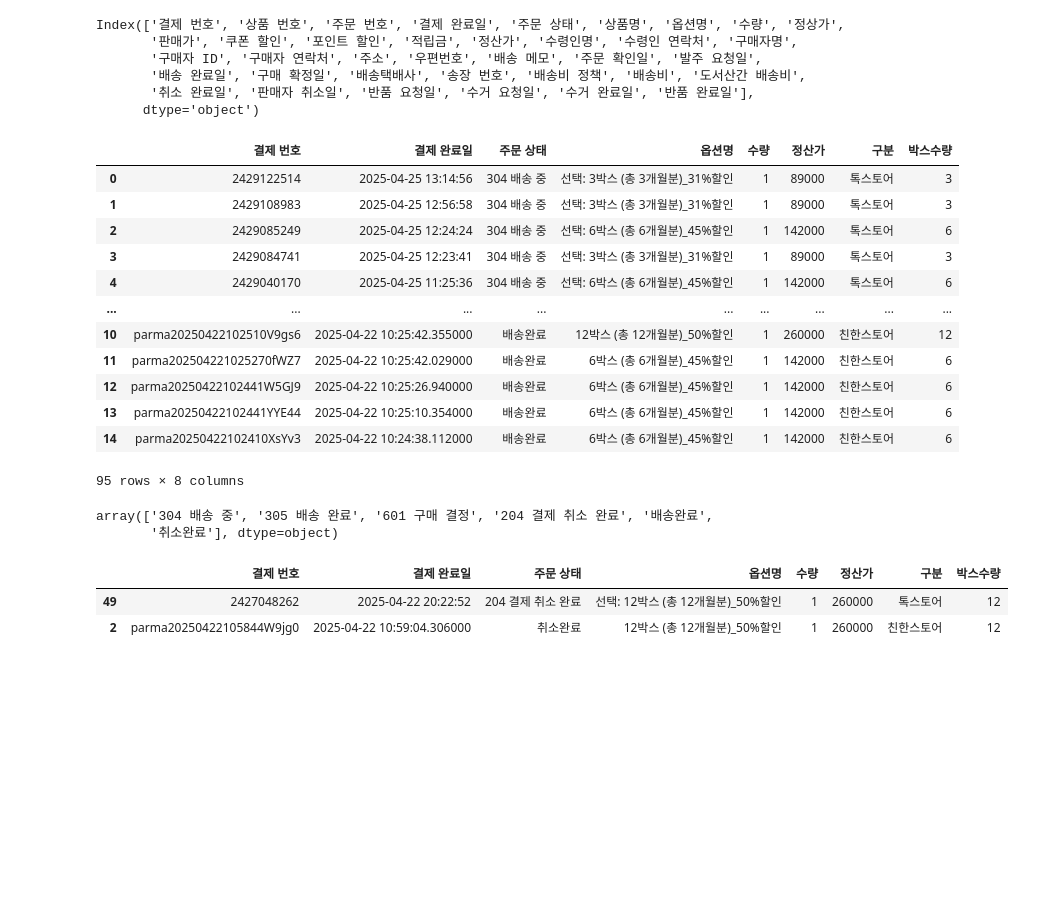
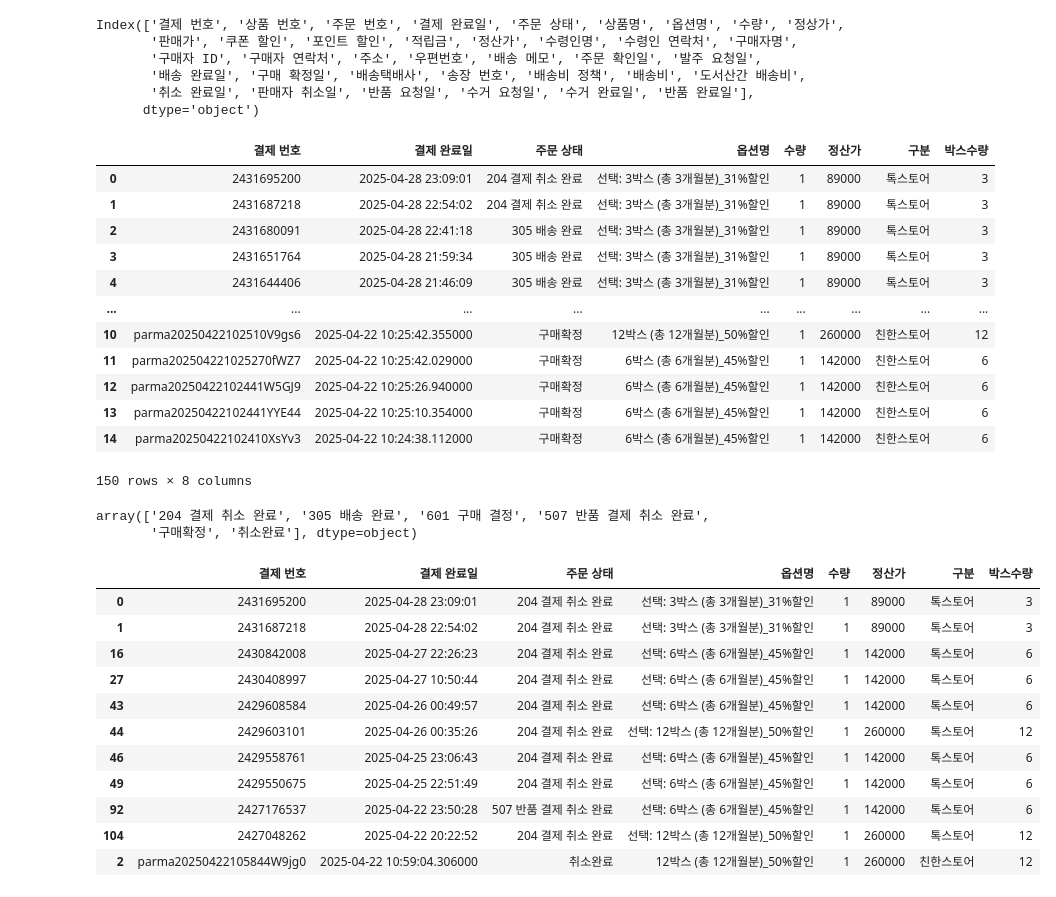
Before and after one commit to SeanYu34/Jupyter_Sean, a Jupyter notebook: 뵤리약사님 공구 매출.ipynb, the cells around one changed output. Drawn from its saved outputs; the diff is of its cells as text; code cells hidden in the pictures; blank space fills up the shorter version.

```diff
--- a/뵤리약사님 공구 매출.ipynb
+++ b/뵤리약사님 공구 매출.ipynb
@@ -5,8 +5,8 @@ from datetime import datetime, timedelta
 import warnings
 warnings.simplefilter('ignore')
 # %%
-fs_df = pd.read_excel('/Users/seanyu_mac/Downloads/주문내역_51269_2024-04-25~2025-04-25.xlsx')
-ka_df = pd.read_excel('/Users/seanyu_mac/Downloads/20250425162628.xlsx')
+fs_df = pd.read_excel('/Users/seanyu_mac/Downloads/주문내역_51269_2024-05-07~2025-05-07.xlsx')
+ka_df = pd.read_excel('/Users/seanyu_mac/Downloads/20250507121140.xlsx')
 # %%
 ka_df.columns
 # %% [output]
@@ -43,28 +43,39 @@ df = pd.concat([ka_df, fs_df])
 df
 # %% [output]
 |  | 결제 번호 | 결제 완료일 | 주문 상태 | 옵션명 | 수량 | 정산가 | 구분 | 박스수량 |
-| 0 | 2429122514 | 2025-04-25 13:14:56 | 304 배송 중 | 선택: 3박스 (총 3개월분)_31%할인 | 1 | 89000 | 톡스토어 | 3 |
-| 1 | 2429108983 | 2025-04-25 12:56:58 | 304 배송 중 | 선택: 3박스 (총 3개월분)_31%할인 | 1 | 89000 | 톡스토어 | 3 |
-| 2 | 2429085249 | 2025-04-25 12:24:24 | 304 배송 중 | 선택: 6박스 (총 6개월분)_45%할인 | 1 | 142000 | 톡스토어 | 6 |
-| 3 | 2429084741 | 2025-04-25 12:23:41 | 304 배송 중 | 선택: 3박스 (총 3개월분)_31%할인 | 1 | 89000 | 톡스토어 | 3 |
-| 4 | 2429040170 | 2025-04-25 11:25:36 | 304 배송 중 | 선택: 6박스 (총 6개월분)_45%할인 | 1 | 142000 | 톡스토어 | 6 |
+| 0 | 2431695200 | 2025-04-28 23:09:01 | 204 결제 취소 완료 | 선택: 3박스 (총 3개월분)_31%할인 | 1 | 89000 | 톡스토어 | 3 |
+| 1 | 2431687218 | 2025-04-28 22:54:02 | 204 결제 취소 완료 | 선택: 3박스 (총 3개월분)_31%할인 | 1 | 89000 | 톡스토어 | 3 |
+| 2 | 2431680091 | 2025-04-28 22:41:18 | 305 배송 완료 | 선택: 3박스 (총 3개월분)_31%할인 | 1 | 89000 | 톡스토어 | 3 |
+| 3 | 2431651764 | 2025-04-28 21:59:34 | 305 배송 완료 | 선택: 3박스 (총 3개월분)_31%할인 | 1 | 89000 | 톡스토어 | 3 |
+| 4 | 2431644406 | 2025-04-28 21:46:09 | 305 배송 완료 | 선택: 3박스 (총 3개월분)_31%할인 | 1 | 89000 | 톡스토어 | 3 |
 | ... | ... | ... | ... | ... | ... | ... | ... | ... |
-| 10 | parma20250422102510V9gs6 | 2025-04-22 10:25:42.355000 | 배송완료 | 12박스 (총 12개월분)_50%할인 | 1 | 260000 | 친한스토어 | 12 |
-| 11 | parma202504221025270fWZ7 | 2025-04-22 10:25:42.029000 | 배송완료 | 6박스 (총 6개월분)_45%할인 | 1 | 142000 | 친한스토어 | 6 |
-| 12 | parma20250422102441W5GJ9 | 2025-04-22 10:25:26.940000 | 배송완료 | 6박스 (총 6개월분)_45%할인 | 1 | 142000 | 친한스토어 | 6 |
-| 13 | parma20250422102441YYE44 | 2025-04-22 10:25:10.354000 | 배송완료 | 6박스 (총 6개월분)_45%할인 | 1 | 142000 | 친한스토어 | 6 |
-| 14 | parma20250422102410XsYv3 | 2025-04-22 10:24:38.112000 | 배송완료 | 6박스 (총 6개월분)_45%할인 | 1 | 142000 | 친한스토어 | 6 |
+| 10 | parma20250422102510V9gs6 | 2025-04-22 10:25:42.355000 | 구매확정 | 12박스 (총 12개월분)_50%할인 | 1 | 260000 | 친한스토어 | 12 |
+| 11 | parma202504221025270fWZ7 | 2025-04-22 10:25:42.029000 | 구매확정 | 6박스 (총 6개월분)_45%할인 | 1 | 142000 | 친한스토어 | 6 |
+| 12 | parma20250422102441W5GJ9 | 2025-04-22 10:25:26.940000 | 구매확정 | 6박스 (총 6개월분)_45%할인 | 1 | 142000 | 친한스토어 | 6 |
+| 13 | parma20250422102441YYE44 | 2025-04-22 10:25:10.354000 | 구매확정 | 6박스 (총 6개월분)_45%할인 | 1 | 142000 | 친한스토어 | 6 |
+| 14 | parma20250422102410XsYv3 | 2025-04-22 10:24:38.112000 | 구매확정 | 6박스 (총 6개월분)_45%할인 | 1 | 142000 | 친한스토어 | 6 |
-95 rows × 8 columns
+150 rows × 8 columns
 # %%
 df['주문 상태'].unique()
 # %% [output]
-array(['304 배송 중', '305 배송 완료', '601 구매 결정', '204 결제 취소 완료', '배송완료',
-       '취소완료'], dtype=object)
+array(['204 결제 취소 완료', '305 배송 완료', '601 구매 결정', '507 반품 결제 취소 완료',
+       '구매확정', '취소완료'], dtype=object)
+# %%
+status = ['305 배송 완료', '601 구매 결정', '구매확정']
 # %%
-cancel_df = df[~df['주문 상태'].isin(['304 배송 중', '305 배송 완료', '601 구매 결정', '배송완료'])]
+cancel_df = df[~df['주문 상태'].isin(status)]
 cancel_df
 # %% [output]
 |  | 결제 번호 | 결제 완료일 | 주문 상태 | 옵션명 | 수량 | 정산가 | 구분 | 박스수량 |
-| 49 | 2427048262 | 2025-04-22 20:22:52 | 204 결제 취소 완료 | 선택: 12박스 (총 12개월분)_50%할인 | 1 | 260000 | 톡스토어 | 12 |
+| 0 | 2431695200 | 2025-04-28 23:09:01 | 204 결제 취소 완료 | 선택: 3박스 (총 3개월분)_31%할인 | 1 | 89000 | 톡스토어 | 3 |
+| 1 | 2431687218 | 2025-04-28 22:54:02 | 204 결제 취소 완료 | 선택: 3박스 (총 3개월분)_31%할인 | 1 | 89000 | 톡스토어 | 3 |
+| 16 | 2430842008 | 2025-04-27 22:26:23 | 204 결제 취소 완료 | 선택: 6박스 (총 6개월분)_45%할인 | 1 | 142000 | 톡스토어 | 6 |
+| 27 | 2430408997 | 2025-04-27 10:50:44 | 204 결제 취소 완료 | 선택: 6박스 (총 6개월분)_45%할인 | 1 | 142000 | 톡스토어 | 6 |
+| 43 | 2429608584 | 2025-04-26 00:49:57 | 204 결제 취소 완료 | 선택: 6박스 (총 6개월분)_45%할인 | 1 | 142000 | 톡스토어 | 6 |
+| 44 | 2429603101 | 2025-04-26 00:35:26 | 204 결제 취소 완료 | 선택: 12박스 (총 12개월분)_50%할인 | 1 | 260000 | 톡스토어 | 12 |
+| 46 | 2429558761 | 2025-04-25 23:06:43 | 204 결제 취소 완료 | 선택: 6박스 (총 6개월분)_45%할인 | 1 | 142000 | 톡스토어 | 6 |
+| 49 | 2429550675 | 2025-04-25 22:51:49 | 204 결제 취소 완료 | 선택: 6박스 (총 6개월분)_45%할인 | 1 | 142000 | 톡스토어 | 6 |
+| 92 | 2427176537 | 2025-04-22 23:50:28 | 507 반품 결제 취소 완료 | 선택: 6박스 (총 6개월분)_45%할인 | 1 | 142000 | 톡스토어 | 6 |
+| 104 | 2427048262 | 2025-04-22 20:22:52 | 204 결제 취소 완료 | 선택: 12박스 (총 12개월분)_50%할인 | 1 | 260000 | 톡스토어 | 12 |
 | 2 | parma20250422105844W9jg0 | 2025-04-22 10:59:04.306000 | 취소완료 | 12박스 (총 12개월분)_50%할인 | 1 | 260000 | 친한스토어 | 12 |
 # %%
```
Also changed, not shown: parts of 3 cells of this notebook, 19 other files.
